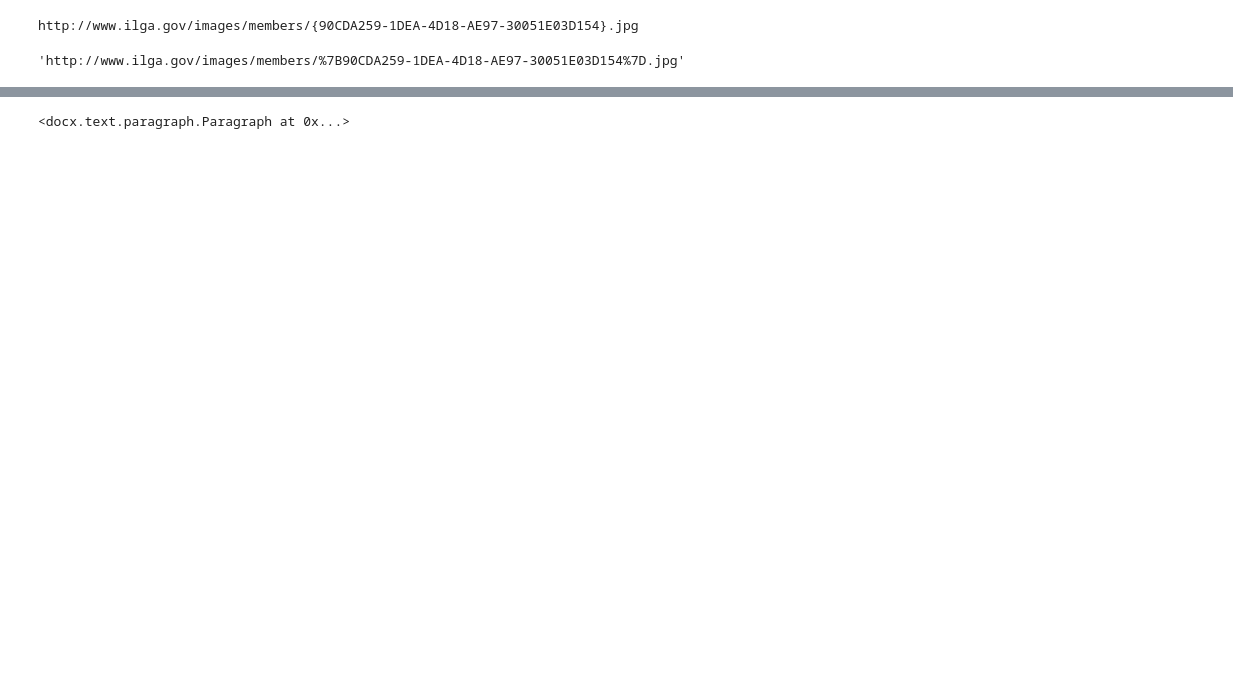
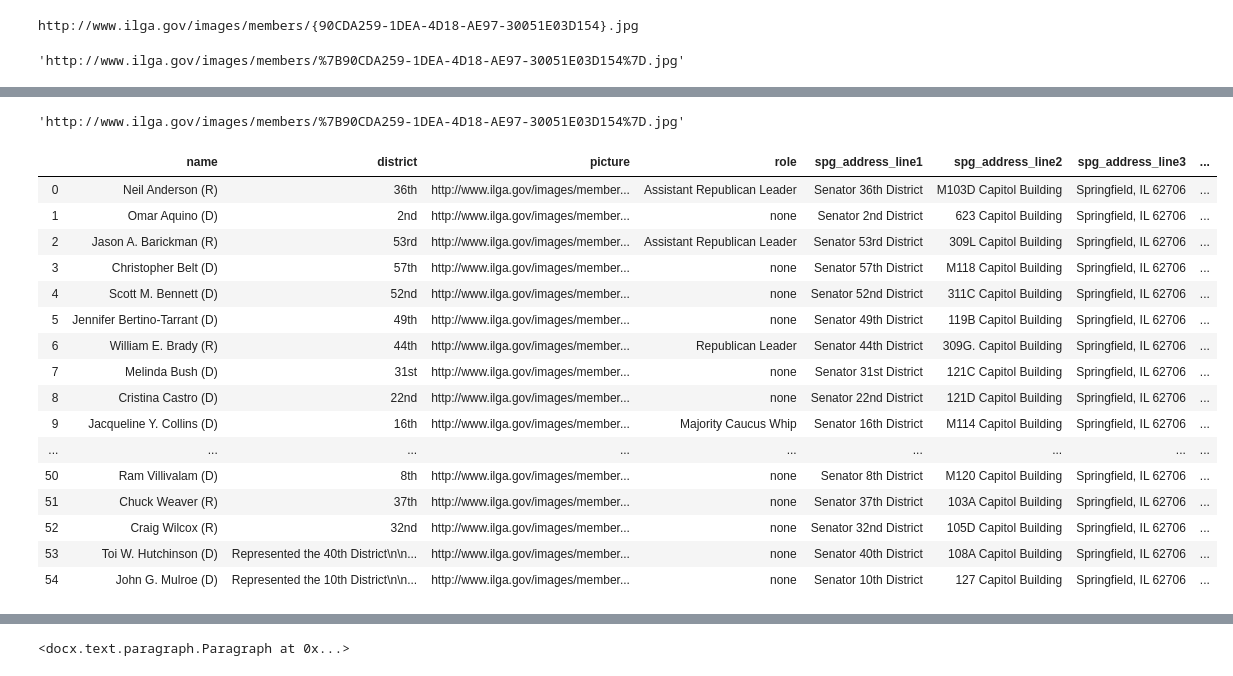
Before and after one commit to Atchub1/Legislature_Scrape, a Jupyter notebook: Senators.ipynb, the cells around one changed output, grey strips where cells are left out. Cells and saved outputs as stored; diff of their text form; code cells hidden in the pictures; blank space fills up the shorter version.

```diff
--- a/Senators.ipynb
+++ b/Senators.ipynb
@@ -70,0 +69,4 @@ senator_df.iloc[0,15]
+# %%
+senator_df.drop(columns = ['picture'], inplace = True)
+senator_df.rename(columns = {'picture_url2': 'picture'}, inplace = True)
+senator_df.head()
@@ -70,0 +80,28 @@ senator_df.iloc[0,15]
+# %%
+senator_df.iloc[0,14]
+# %% [output]
+'http://www.ilga.gov/images/members/%7B90CDA259-1DEA-4D18-AE97-30051E03D154%7D.jpg'
+# %%
+# Remove the unnamed column and organize the columns
+
+new_order = [1, 2, 14, 3, 4, 5, 6, 7, 8, 9, 10, 11, 12, 13]
+senator_organized_df = senator_df[senator_df.columns[new_order]]
+senator_organized_df
+# %% [output]
+|  | name | district | picture | role | spg_address_line1 | spg_address_line2 | spg_address_line3 | ... |
+| 0 | Neil Anderson (R) | 36th | http://www.ilga.gov/images/member... | Assistant Republican Leader | Senator 36th District | M103D Capitol Building | Springfield, IL 62706 | ... |
+| 1 | Omar Aquino (D) | 2nd | http://www.ilga.gov/images/member... | none | Senator 2nd District | 623 Capitol Building | Springfield, IL 62706 | ... |
+| 2 | Jason A. Barickman (R) | 53rd | http://www.ilga.gov/images/member... | Assistant Republican Leader | Senator 53rd District | 309L Capitol Building | Springfield, IL 62706 | ... |
+| 3 | Christopher Belt (D) | 57th | http://www.ilga.gov/images/member... | none | Senator 57th District | M118 Capitol Building | Springfield, IL 62706 | ... |
+| 4 | Scott M. Bennett (D) | 52nd | http://www.ilga.gov/images/member... | none | Senator 52nd District | 311C Capitol Building | Springfield, IL 62706 | ... |
+| 5 | Jennifer Bertino-Tarrant (D) | 49th | http://www.ilga.gov/images/member... | none | Senator 49th District | 119B Capitol Building | Springfield, IL 62706 | ... |
+| 6 | William E. Brady (R) | 44th | http://www.ilga.gov/images/member... | Republican Leader | Senator 44th District | 309G. Capitol Building | Springfield, IL 62706 | ... |
+| 7 | Melinda Bush (D) | 31st | http://www.ilga.gov/images/member... | none | Senator 31st District | 121C Capitol Building | Springfield, IL 62706 | ... |
+| 8 | Cristina Castro (D) | 22nd | http://www.ilga.gov/images/member... | none | Senator 22nd District | 121D Capitol Building | Springfield, IL 62706 | ... |
+| 9 | Jacqueline Y. Collins (D) | 16th | http://www.ilga.gov/images/member... | Majority Caucus Whip | Senator 16th District | M114 Capitol Building | Springfield, IL 62706 | ... |
+| ... | ... | ... | ... | ... | ... | ... | ... | ... |
+| 50 | Ram Villivalam (D) | 8th | http://www.ilga.gov/images/member... | none | Senator 8th District | M120 Capitol Building | Springfield, IL 62706 | ... |
+| 51 | Chuck Weaver (R) | 37th | http://www.ilga.gov/images/member... | none | Senator 37th District | 103A Capitol Building | Springfield, IL 62706 | ... |
+| 52 | Craig Wilcox (R) | 32nd | http://www.ilga.gov/images/member... | none | Senator 32nd District | 105D Capitol Building | Springfield, IL 62706 | ... |
+| 53 | Toi W. Hutchinson (D) | Represented the 40th District\n\n... | http://www.ilga.gov/images/member... | none | Senator 40th District | 108A Capitol Building | Springfield, IL 62706 | ... |
+| 54 | John G. Mulroe (D) | Represented the 10th District\n\n... | http://www.ilga.gov/images/member... | none | Senator 10th District | 127 Capitol Building | Springfield, IL 62706 | ... |
```
Also changed, not shown: parts of 13 cells of this notebook, 2 other files.
